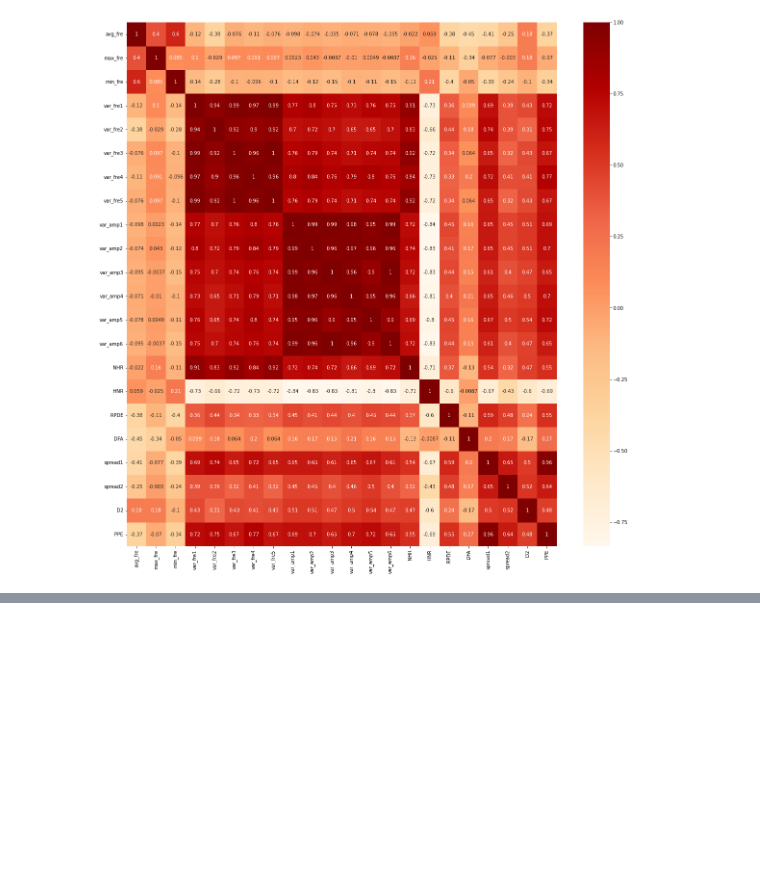
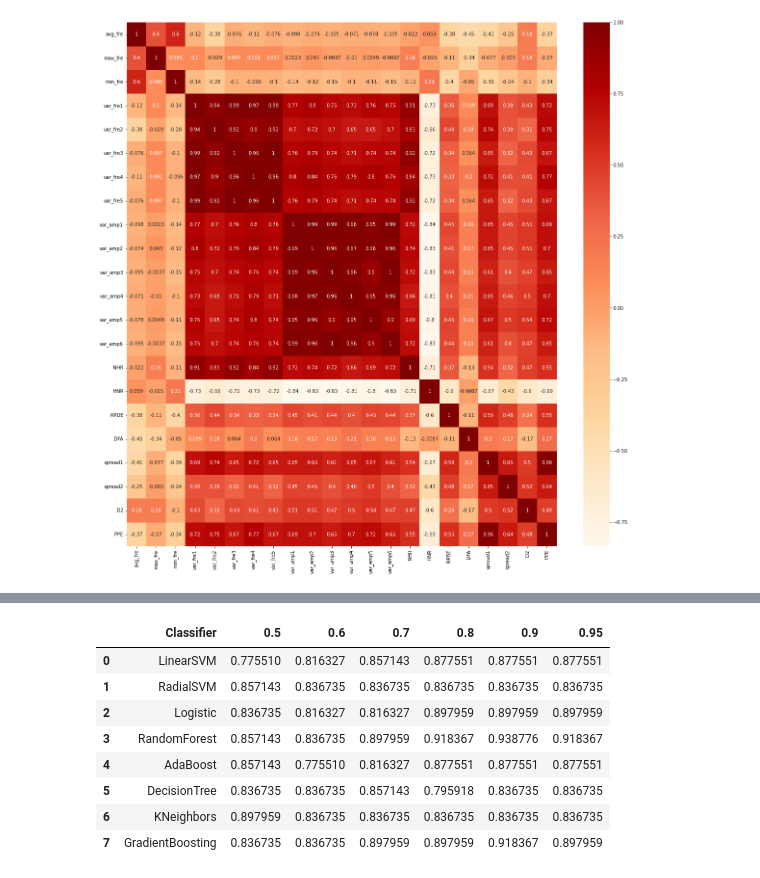
Before and after one commit to mohcenaouadj/ParkinsonDiseasePrediction, a Jupyter notebook: parkinsondetection.ipynb, the cells around one changed output, grey strips where cells are left out. Cells and saved outputs as stored; diff of their text form; code cells hidden in the pictures; blank space fills up the shorter version.

```diff
--- a/parkinsondetection.ipynb
+++ b/parkinsondetection.ipynb
@@ -283,0 +299,29 @@ plt.ylabel('% Cumulative Variance Explained');
+# %%
+def correlation(dataset, cor):
+    df = dataset.copy()
+    col_corr = set()  # For storing unique value
+    corr_matrix = dataset.corr()
+    for i in range(len(corr_matrix.columns)):
+        for j in range(i):
+            if abs(corr_matrix.iloc[i, j]) > cor: # absolute values to handle positive and negative correlations
+                colname = corr_matrix.columns[i]
+                col_corr.add(colname)
+    df.drop(col_corr,axis = 1,inplace = True)
+    return df
+
+def acc_score_cor(df,label,cor_list):
+    Score = pd.DataFrame({"Classifier":classifiers})
+    for k in range(len(cor_list)):
+        df2 = correlation(df, cor_list[k])
+        X_train,X_test,Y_train,Y_test = split(df2,label)
+        j = 0
+        acc = []
+        for i in models:
+            model = i
+            model.fit(X_train,Y_train)
+            predictions = model.predict(X_test)
+            acc.append(accuracy_score(Y_test,predictions))
+            j = j+1
+        feat = str(cor_list[k])
+        Score[feat] = acc
+    return Score
@@ -283,0 +341,14 @@ plt.ylabel('% Cumulative Variance Explained');
+# %%
+p = [0.5,0.6,0.7,0.8,0.9,0.95]
+score_cor = acc_score_cor(x1, y1, p)
+score_cor
+# %% [output]
+|  | Classifier | 0.5 | 0.6 | 0.7 | 0.8 | 0.9 | 0.95 |
+| 0 | LinearSVM | 0.775510 | 0.816327 | 0.857143 | 0.877551 | 0.877551 | 0.877551 |
+| 1 | RadialSVM | 0.857143 | 0.836735 | 0.836735 | 0.836735 | 0.836735 | 0.836735 |
+| 2 | Logistic | 0.836735 | 0.816327 | 0.816327 | 0.897959 | 0.897959 | 0.897959 |
+| 3 | RandomForest | 0.857143 | 0.836735 | 0.897959 | 0.918367 | 0.938776 | 0.918367 |
+| 4 | AdaBoost | 0.857143 | 0.775510 | 0.816327 | 0.877551 | 0.877551 | 0.877551 |
+| 5 | DecisionTree | 0.836735 | 0.836735 | 0.857143 | 0.795918 | 0.836735 | 0.836735 |
+| 6 | KNeighbors | 0.897959 | 0.836735 | 0.836735 | 0.836735 | 0.836735 | 0.836735 |
+| 7 | GradientBoosting | 0.836735 | 0.836735 | 0.897959 | 0.897959 | 0.918367 | 0.897959 |
```
Also changed, not shown: parts of 10 cells of this notebook.
